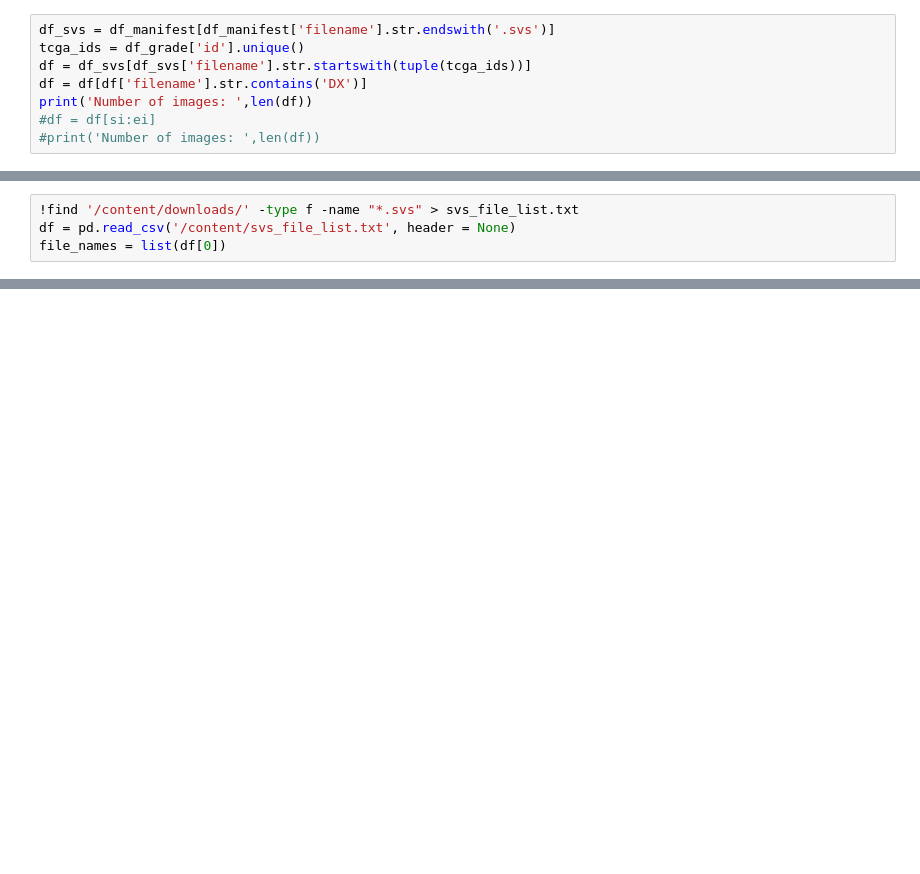
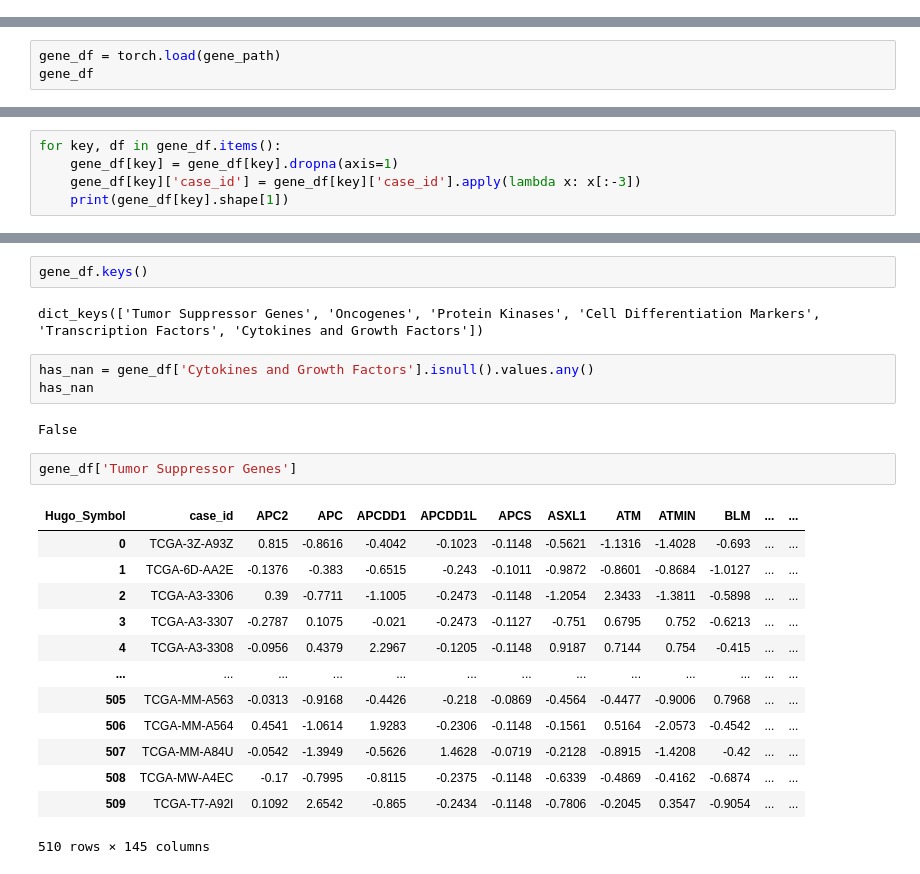
Before and after one commit to Samiran-Dey/PathGen, a Jupyter notebook: Process_data/Process data.ipynb, the cells around one changed output, grey strips where cells are left out. Saved outputs shown, nothing was run; the diff lists cells and outputs as text; blank space fills up the shorter version.

```diff
--- a/Process_data/Process data.ipynb
+++ b/Process_data/Process data.ipynb
@@ -86,8 +12,0 @@ df_manifest = pd.read_csv(manifest_path, delimiter = '\t')
-# %%
-df_svs = df_manifest[df_manifest['filename'].str.endswith('.svs')]
-tcga_ids = df_grade['id'].unique()
-df = df_svs[df_svs['filename'].str.startswith(tuple(tcga_ids))]
-df = df[df['filename'].str.contains('DX')]
-print('Number of images: ',len(df))
-#df = df[si:ei]
-#print('Number of images: ',len(df))
@@ -107,4 +12,0 @@ Successfully downloaded: 1
-# %%
-!find '/content/downloads/' -type f -name "*.svs" > svs_file_list.txt
-df = pd.read_csv('/content/svs_file_list.txt', header = None)
-file_names = list(df[0])
@@ -242,0 +21,3 @@ torch.Size([783, 1024])
+# %%
+gene_df = torch.load(gene_path)
+gene_df
@@ -242,0 +42,5 @@ torch.Size([783, 1024])
+# %%
+for key, df in gene_df.items():
+    gene_df[key] = gene_df[key].dropna(axis=1)
+    gene_df[key]['case_id'] = gene_df[key]['case_id'].apply(lambda x: x[:-3])
+    print(gene_df[key].shape[1])
@@ -242,0 +74,25 @@ torch.Size([783, 1024])
+# %%
+gene_df.keys()
+# %% [output]
+dict_keys(['Tumor Suppressor Genes', 'Oncogenes', 'Protein Kinases', 'Cell Differentiation Markers', 'Transcription Factors', 'Cytokines and Growth Factors'])
+# %%
+has_nan = gene_df['Cytokines and Growth Factors'].isnull().values.any()
+has_nan
+# %% [output]
+False
+# %%
+gene_df['Tumor Suppressor Genes']
+# %% [output]
+| Hugo_Symbol | case_id | APC2 | APC | APCDD1 | APCDD1L | APCS | ASXL1 | ATM | ATMIN | BLM | ... | ... |
+| 0 | TCGA-3Z-A93Z | 0.815 | -0.8616 | -0.4042 | -0.1023 | -0.1148 | -0.5621 | -1.1316 | -1.4028 | -0.693 | ... | ... |
+| 1 | TCGA-6D-AA2E | -0.1376 | -0.383 | -0.6515 | -0.243 | -0.1011 | -0.9872 | -0.8601 | -0.8684 | -1.0127 | ... | ... |
+| 2 | TCGA-A3-3306 | 0.39 | -0.7711 | -1.1005 | -0.2473 | -0.1148 | -1.2054 | 2.3433 | -1.3811 | -0.5898 | ... | ... |
+| 3 | TCGA-A3-3307 | -0.2787 | 0.1075 | -0.021 | -0.2473 | -0.1127 | -0.751 | 0.6795 | 0.752 | -0.6213 | ... | ... |
+| 4 | TCGA-A3-3308 | -0.0956 | 0.4379 | 2.2967 | -0.1205 | -0.1148 | 0.9187 | 0.7144 | 0.754 | -0.415 | ... | ... |
+| ... | ... | ... | ... | ... | ... | ... | ... | ... | ... | ... | ... | ... |
+| 505 | TCGA-MM-A563 | -0.0313 | -0.9168 | -0.4426 | -0.218 | -0.0869 | -0.4564 | -0.4477 | -0.9006 | 0.7968 | ... | ... |
+| 506 | TCGA-MM-A564 | 0.4541 | -1.0614 | 1.9283 | -0.2306 | -0.1148 | -0.1561 | 0.5164 | -2.0573 | -0.4542 | ... | ... |
+| 507 | TCGA-MM-A84U | -0.0542 | -1.3949 | -0.5626 | 1.4628 | -0.0719 | -0.2128 | -0.8915 | -1.4208 | -0.42 | ... | ... |
+| 508 | TCGA-MW-A4EC | -0.17 | -0.7995 | -0.8115 | -0.2375 | -0.1148 | -0.6339 | -0.4869 | -0.4162 | -0.6874 | ... | ... |
+| 509 | TCGA-T7-A92I | 0.1092 | 2.6542 | -0.865 | -0.2434 | -0.1148 | -0.7806 | -0.2045 | 0.3547 | -0.9054 | ... | ... |
+510 rows × 145 columns
```
Also changed, not shown: parts of 43 cells of this notebook.
